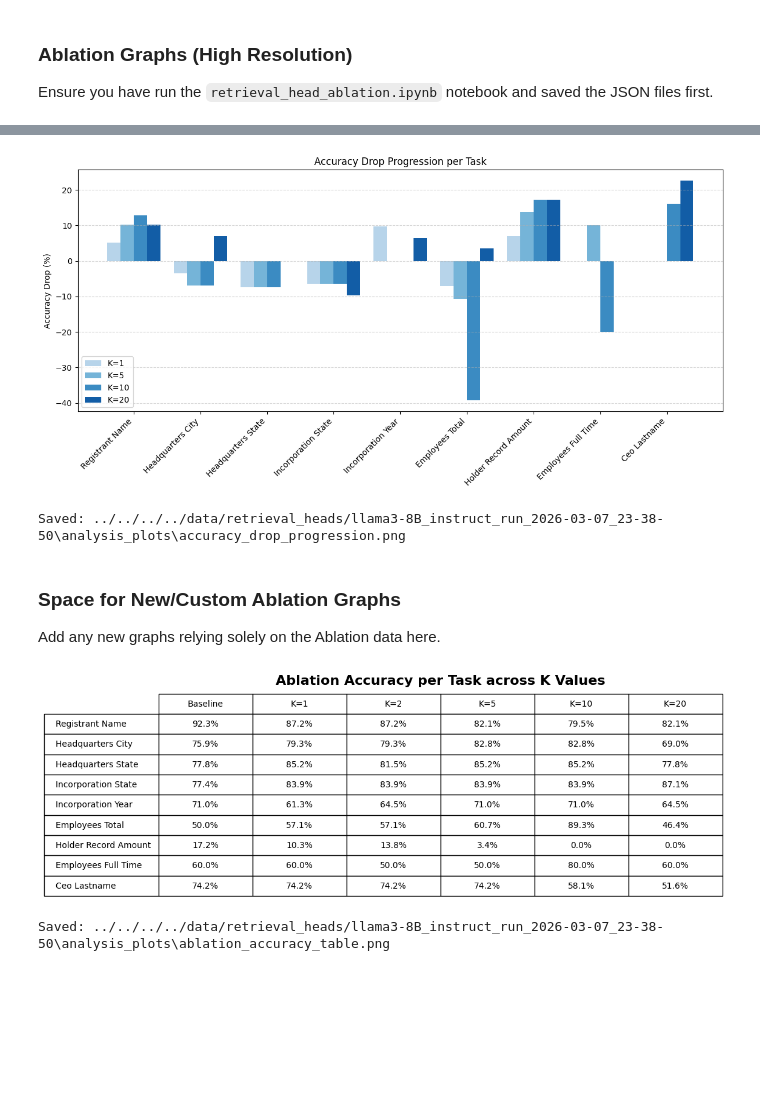
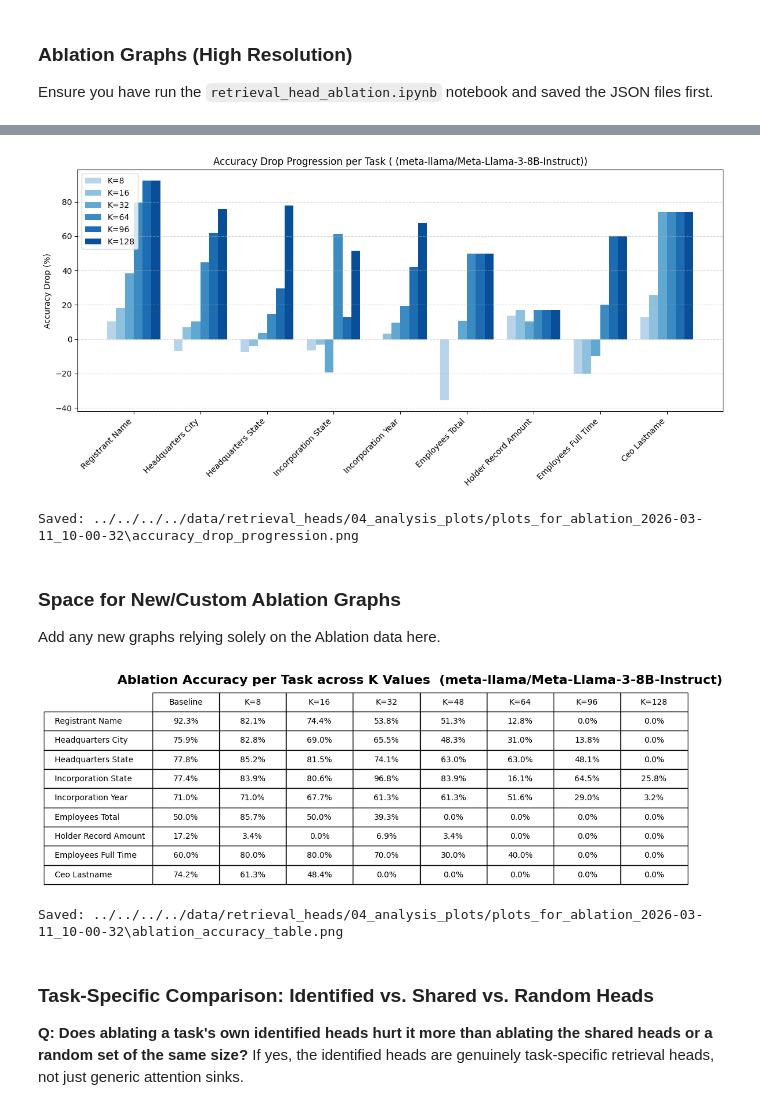
Before and after one commit to dersual/EDGAR-Haystack, a Jupyter notebook: notebooks/experimentation/llama_3_8B_instruct/summed_attention/04_analysis_visualizations.ipynb, the cells around one changed output, grey strips where cells are left out. Cells and saved outputs as stored; diff of their text form; code cells hidden in the pictures; blank space fills up the shorter version.

```diff
--- a/notebooks/experimentation/llama_3_8B_instruct/summed_attention/04_analysis_visualizations.ipynb
+++ b/notebooks/experimentation/llama_3_8B_instruct/summed_attention/04_analysis_visualizations.ipynb
@@ -190,20 +195,20 @@ Saved: ../../../../data/retrieval_heads/llama3-8B_instruct_run_2026-03-07_23-38-
 ### Space for New/Custom Identification Graphs
 Add any new graphs relying solely on the Identification data here.
 # %%
-# Visualize Top 15 Heads per Task as tables
+# Q: What are the specific (layer, head) pairs ranked highest for each task by summed attention score?
+# Data: top 15 heads per task from ranked_heads.json - model: {SOURCE_MODEL}
 for task_id, heads in task_top_heads.items():
-    df_heads = pd.DataFrame(heads[:15]) # Grab top 15
+    df_heads = pd.DataFrame(heads[:15])
     df_heads['score'] = df_heads['score'].apply(lambda x: f"{x:.4f}")
     df_heads.columns = ['Layer', 'Head', 'Sum Attention Score']
-    df_heads.index += 1 # 1-based indexing for display
+    df_heads.index += 1
 
     fig, ax = plt.subplots(figsize=(6, 4), facecolor='white')
     fig.subplots_adjust(top=0.85)
-
     ax.axis('off')
     ax.axis('tight')
 
-    table = ax.table(
+    ax.table(
         cellText=df_heads.values,
         colLabels=df_heads.columns,
         rowLabels=df_heads.index,
@@ -212,8 +217,8 @@ for task_id, heads in task_top_heads.items():
     )
 
     fig.suptitle(
-        f"Top 15 Heads: {task_id.replace('_', ' ').title()} ({model_title_suffix})",
-        fontsize=14,
+        f"[Identification] Top 15 Heads - {task_id.replace('_', ' ').title()}\n{model_title_suffix}",
+        fontsize=13,
         fontweight='bold'
     )
 
@@ -326,8 +340,8 @@ Loaded ablation data. Baseline overall: 67.8%
 # %%
-# Enlarged Across-task vs Random Ablation
+# Q: Does ablating the shared retrieval heads cause a larger overall accuracy drop than an equal-sized random set?
+# Data: across_task_ablation.json (shared heads) vs random_ablation_control.json — overall accuracy
 fig, ax = plt.subplots(figsize=(14, 8), facecolor='white')
 
-# Ensure integer keys for sorting
 k_vals = sorted([int(k) for k in across_task_results.keys()])
 retrieval_acc = [across_task_results[str(k)]["overall_accuracy"] for k in k_vals]
 
@@ -336,14 +350,14 @@ if random_ablation_results:
     random_acc = [random_ablation_results[str(k)]["overall_accuracy"] for k in k_vals if str(k) in random_ablation_results]
 
 ax.axhline(y=baseline_overall, color="green", linestyle="--", linewidth=3, label=f"Baseline ({baseline_overall:.1%})")
-ax.plot(k_vals, retrieval_acc, "ro-", linewidth=4, markersize=12, label="Retrieval Heads Ablated")
+ax.plot(k_vals, retrieval_acc, "ro-", linewidth=4, markersize=12, label="Shared Heads Ablated")
 
 if random_acc:
     ax.plot(k_vals[:len(random_acc)], random_acc, "bs-", linewidth=4, markersize=12, label="Random Heads Ablated")
 
 ax.set_xlabel("Number of Heads Ablated (K)", fontsize=18, fontweight='bold', labelpad=15)
 ax.set_ylabel("Overall Accuracy", fontsize=18, fontweight='bold', labelpad=15)
-ax.set_title(f"Shared Retrieval Head Ablation vs Random Control ({model_title_suffix})", fontsize=24, fontweight='bold', pad=20)
+ax.set_title(f"[Ablation] Overall Accuracy: Shared Retrieval Heads vs Random Control\n{model_title_suffix}", fontsize=20, fontweight='bold', pad=20)
 
 ax.legend(fontsize=16)
 ax.tick_params(axis='both', which='major', labelsize=16)
@@ -361,5 +375,6 @@ Saved: ../../../../data/retrieval_heads/llama3-8B_instruct_run_2026-03-07_23-38-
 # %%
-# Global Heads Ablation vs Random Control
+# Q: Does ablating global heads (active across all docs) cause a larger overall accuracy drop than random?
+# Data: global_ablation.json vs random_ablation_control.json — overall accuracy
 if global_task_results:
     fig, ax = plt.subplots(figsize=(14, 8), facecolor='white')
 
@@ -378,7 +393,7 @@ if global_task_results:
 
     ax.set_xlabel("Number of Heads Ablated (K)", fontsize=18, fontweight='bold', labelpad=15)
     ax.set_ylabel("Overall Accuracy", fontsize=18, fontweight='bold', labelpad=15)
-    ax.set_title(f"Global Retrieval Head Ablation vs Random Control ({model_title_suffix})", fontsize=24, fontweight='bold', pad=20)
+    ax.set_title(f"[Ablation] Overall Accuracy: Global Heads vs Random Control\n{model_title_suffix}", fontsize=20, fontweight='bold', pad=20)
 
     ax.legend(fontsize=16)
     ax.tick_params(axis='both', which='major', labelsize=16)
@@ -434,5 +454,7 @@ Saved: ../../../../data/retrieval_heads/llama3-8B_instruct_run_2026-03-07_23-38-
 # %%
-k_targets = [1, 5, 10, 20]
+# Q: At specific K values, how much does ablating a task's own identified heads reduce its accuracy vs baseline?
+# Data: within_task_ablation.json — bars = accuracy drop (baseline - ablated) at selected K values
+k_targets = [8, 16, 32, 64, 96, 128]
 x = np.arange(len(within_task_results))
 width = 0.8 / len(k_targets)
 
@@ -450,8 +472,8 @@ for idx, (task_id, results) in enumerate(within_task_results.items()):
             color = plt.cm.Blues(0.3 + j * (0.7 / len(k_targets)))
             ax.bar(idx + j * width - 0.4 + width/2, drop, width, color=color, label=f"K={k}" if idx == 0 else "")
 
-ax.set_ylabel("Accuracy Drop (%)")
-ax.set_title(f"Accuracy Drop Progression per Task ({model_title_suffix})")
+ax.set_ylabel("Accuracy Drop from Baseline (%)")
+ax.set_title(f"[Ablation] Within-Task (Identified Heads) — Accuracy Drop from Baseline per Task\n{model_title_suffix}")
 ax.set_xticks(x)
 ax.set_xticklabels(task_labels, rotation=45, ha='right')
 ax.legend()
@@ -463,13 +485,14 @@ plt.savefig(fig_path, dpi=150)
 plt.show()
 print(f"Saved: {fig_path}")
 # %% [output]
-[figure, old version]
+[figure, new version]
-Saved: ../../../../data/retrieval_heads/llama3-8B_instruct_run_2026-03-07_23-38-50\analysis_plots\accuracy_drop_progression.png
+Saved: ../../../../data/retrieval_heads/04_analysis_plots/plots_for_ablation_2026-03-11_10-00-32\accuracy_drop_progression.png
 # %% [markdown]
 ### Space for New/Custom Ablation Graphs
 Add any new graphs relying solely on the Ablation data here.
 # %%
-# Visualize ablation accuracy numbers per K round
+# Q: Exact accuracy numbers for each task as more of its own identified heads are removed (within-task ablation).
+# Data: within_task_ablation.json
 k_vals = sorted([int(k) for k in next(iter(within_task_results.values())).keys()])
 data_rows = []
 row_labels = []
@@ -477,33 +500,36 @@ row_labels = []
 for task_id, results in within_task_results.items():
     display_name = clean_names[task_ids.index(task_id)] if task_id in task_ids else task_id
     row_labels.append(display_name)
     row_data = [f"{baseline_results[task_id]['accuracy']:.1%}"]
 
     for k in k_vals:
         if str(k) in results:
             row_data.append(f"{results[str(k)]['accuracy']:.1%}")
         else:
             row_data.append("-")
 
     data_rows.append(row_data)
 
 col_labels = ['Baseline'] + [f"K={k}" for k in k_vals]
 
 fig, ax = plt.subplots(figsize=(12, 4), facecolor='white')
 ax.axis('off')
 ax.axis('tight')
 
 table = ax.table(cellText=data_rows, colLabels=col_labels, rowLabels=row_labels, loc='center', cellLoc='center')
 table.scale(1, 2)
 table.auto_set_font_size(False)
 table.set_fontsize(10)
 
-plt.title(f"Ablation Accuracy per Task across K Values ({model_title_suffix})", fontsize=16, fontweight='bold', pad=20)
+plt.title(f"[Ablation] Within-Task (Identified) Heads — Accuracy per Task at Each K\n{model_title_suffix}", fontsize=14, fontweight='bold', pad=20)
 
 fig_path = os.path.join(ANALYSIS_OUTPUT_DIR, "ablation_accuracy_table.png")
 plt.savefig(fig_path, dpi=300, bbox_inches='tight')
 plt.show()
 print(f"Saved: {fig_path}")
 # %% [output]
-[figure, old version]
+[figure, new version]
-Saved: ../../../../data/retrieval_heads/llama3-8B_instruct_run_2026-03-07_23-38-50\analysis_plots\ablation_accuracy_table.png
+Saved: ../../../../data/retrieval_heads/04_analysis_plots/plots_for_ablation_2026-03-11_10-00-32\ablation_accuracy_table.png
+# %% [markdown]
+### Task-Specific Comparison: Identified vs. Shared vs. Random Heads
+**Q: Does ablating a task's own identified heads hurt it more than ablating the shared heads or a random set of the same size?** If yes, the identified heads are genuinely task-specific retrieval heads, not just generic attention sinks.
```
Also changed, not shown: parts of 19 cells of this notebook, 6 other files.
